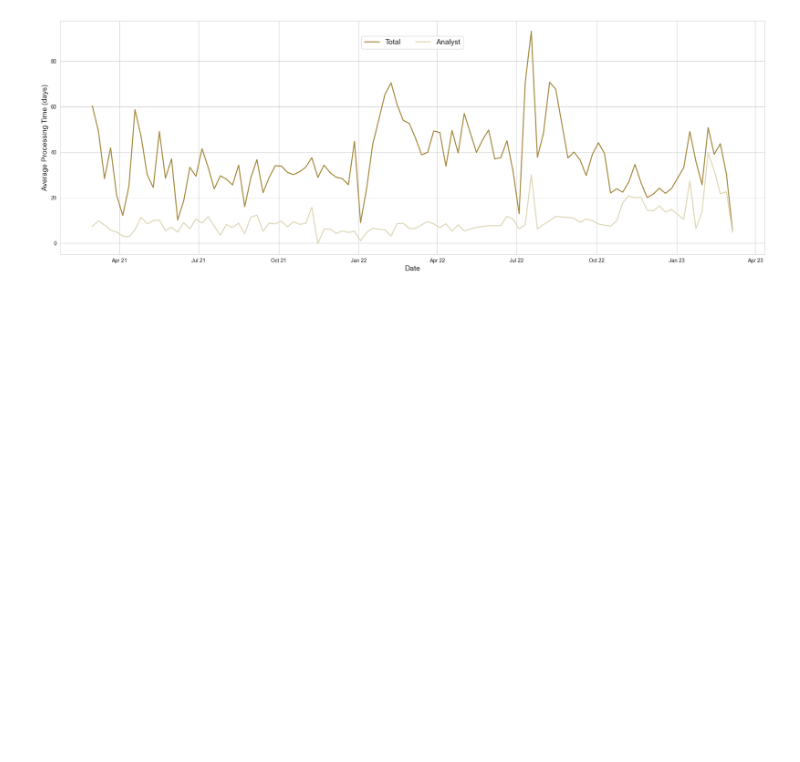
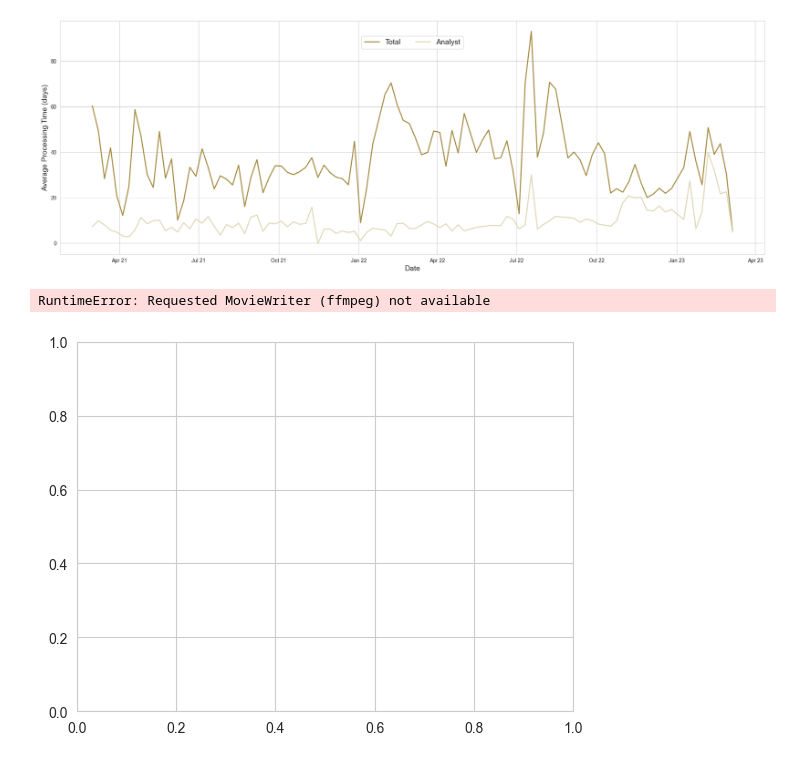
Before and after one commit to Leo-Gallagher/SRM-datapacks, a Jupyter notebook: code/trial/average-processing-time.ipynb, the cells around one changed output. Drawn from its saved outputs; the diff is of its cells as text; code cells hidden in the pictures; blank space fills up the shorter version.

Commit message:
Lots of changes to structure and adding new graphs and code

```diff
--- a/code/trial/average-processing-time.ipynb
+++ b/code/trial/average-processing-time.ipynb
@@ -301,3 +318,23 @@ legend = plt.legend(ncol=2, loc='upper center', bbox_to_anchor=(0.5, 0.95), fram
 plt.show()
 # %% [output]
 [figure]
+# %%
+# Plotting the data
+sns.set_style("whitegrid")
+g = plt.figure()
+
+
+def animate(frame_number):
+    ### update frame code
+    g = sns.lineplot(data=process_times_df[0:frame_number], x=process_times_df.index[0:frame_number], y="Average Total Days Processing",
+             label="Total", color='#a58b42',linewidth=2)
+    return g
+
+anim = FuncAnimation(g, animate, frames=108, interval=25)
+anim.to_html5_video()
+html = display.HTML(video)
+display.display(html)
+plt.close()
+# %% [output]
+RuntimeError: Requested MovieWriter (ffmpeg) not available
+[figure, added]
```
Also changed, not shown: parts of 5 cells of this notebook, 8 other files.
